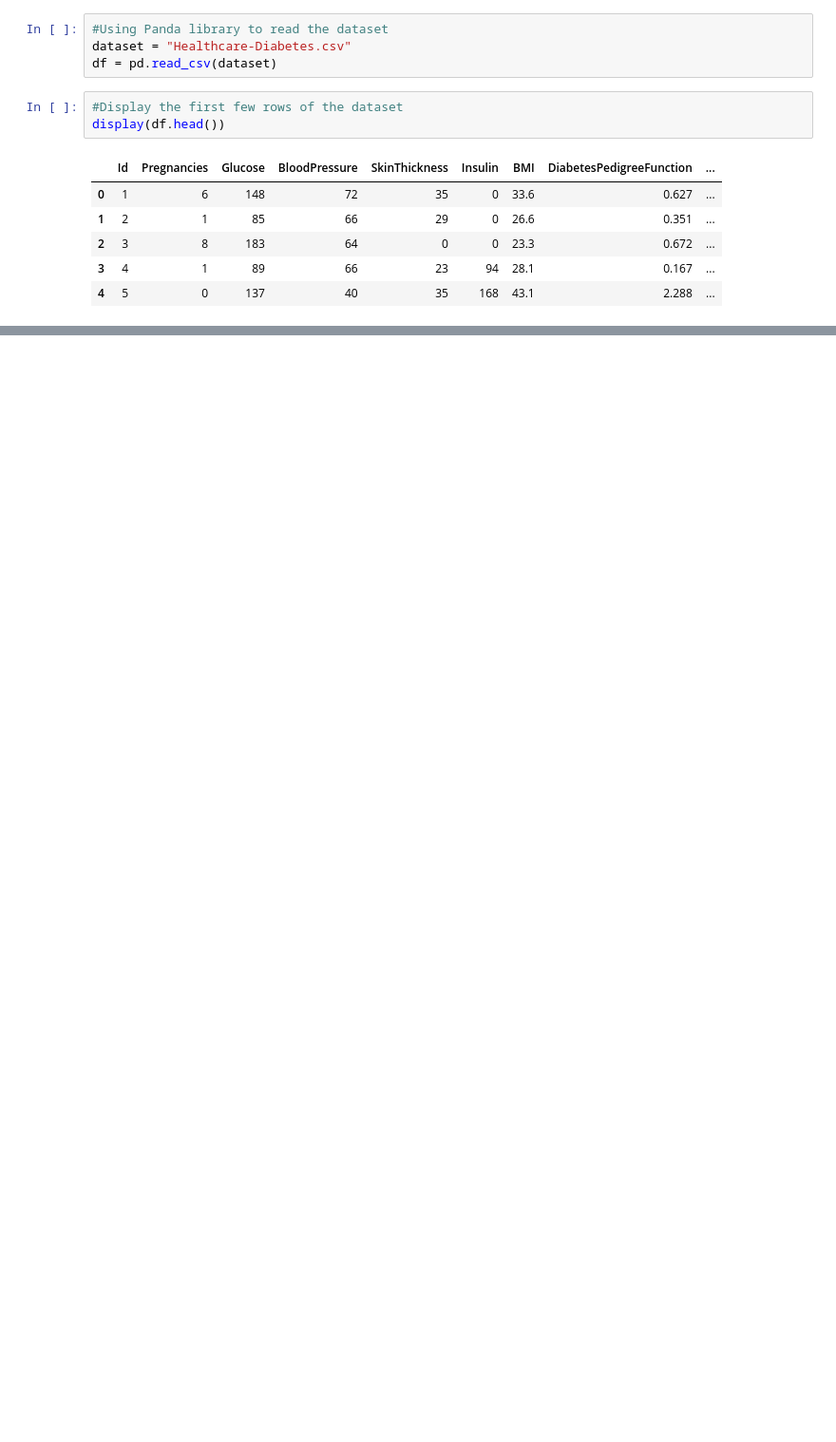
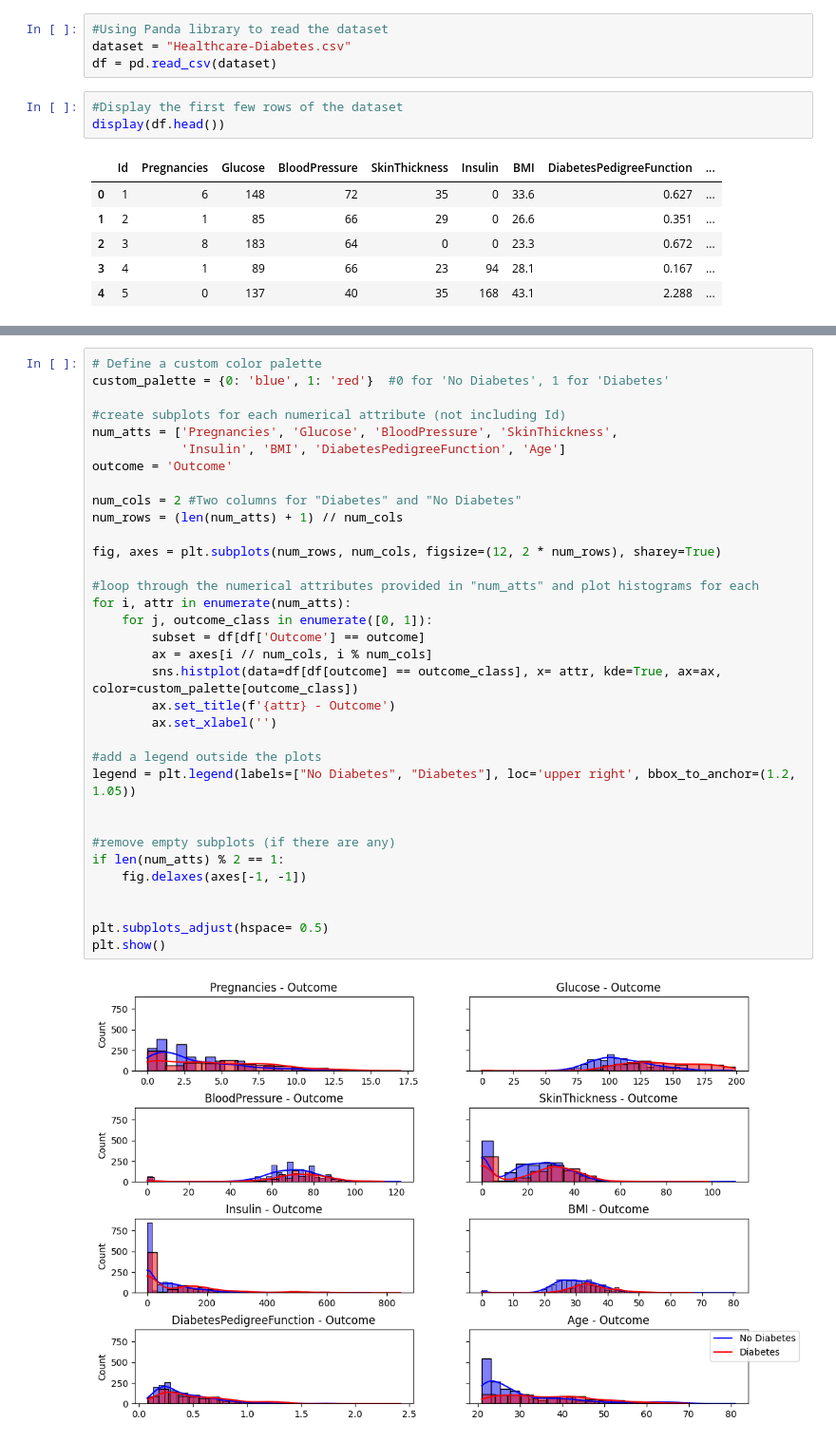
Before and after one commit to kiing-dom/CS4287, a Jupyter notebook: Assignment1/CS4287_Prj1_20243561_20231717.ipynb, the cells around one changed output, grey strips where cells are left out. Shown: that part at 95% size. Saved outputs shown, nothing was run; the diff lists cells and outputs as text; blank space fills up the shorter version.

```diff
--- a/Assignment1/CS4287_Prj1_20243561_20231717.ipynb
+++ b/Assignment1/CS4287_Prj1_20243561_20231717.ipynb
@@ -113,0 +66,36 @@ Counts for Outcome: [1816.  952.]
+# %%
+# Define a custom color palette
+custom_palette = {0: 'blue', 1: 'red'}  #0 for 'No Diabetes', 1 for 'Diabetes'
+
+#create subplots for each numerical attribute (not including Id)
+num_atts = ['Pregnancies', 'Glucose', 'BloodPressure', 'SkinThickness',
+            'Insulin', 'BMI', 'DiabetesPedigreeFunction', 'Age']
+outcome = 'Outcome'
+
+num_cols = 2 #Two columns for "Diabetes" and "No Diabetes"
+num_rows = (len(num_atts) + 1) // num_cols
+
+fig, axes = plt.subplots(num_rows, num_cols, figsize=(12, 2 * num_rows), sharey=True)
+
+#loop through the numerical attributes provided in "num_atts" and plot histograms for each
+for i, attr in enumerate(num_atts):
+    for j, outcome_class in enumerate([0, 1]):
+        subset = df[df['Outcome'] == outcome]
+        ax = axes[i // num_cols, i % num_cols]
+        sns.histplot(data=df[df[outcome] == outcome_class], x= attr, kde=True, ax=ax, color=custom_palette[outcome_class])
+        ax.set_title(f'{attr} - Outcome')
+        ax.set_xlabel('')
+
+#add a legend outside the plots
+legend = plt.legend(labels=["No Diabetes", "Diabetes"], loc='upper right', bbox_to_anchor=(1.2, 1.05))
+
+
+#remove empty subplots (if there are any)
+if len(num_atts) % 2 == 1:
+    fig.delaxes(axes[-1, -1])
+
+
+plt.subplots_adjust(hspace= 0.5)
+plt.show()
+# %% [output]
+[figure, added]
```
Also changed, not shown: parts of 3 cells of this notebook.
